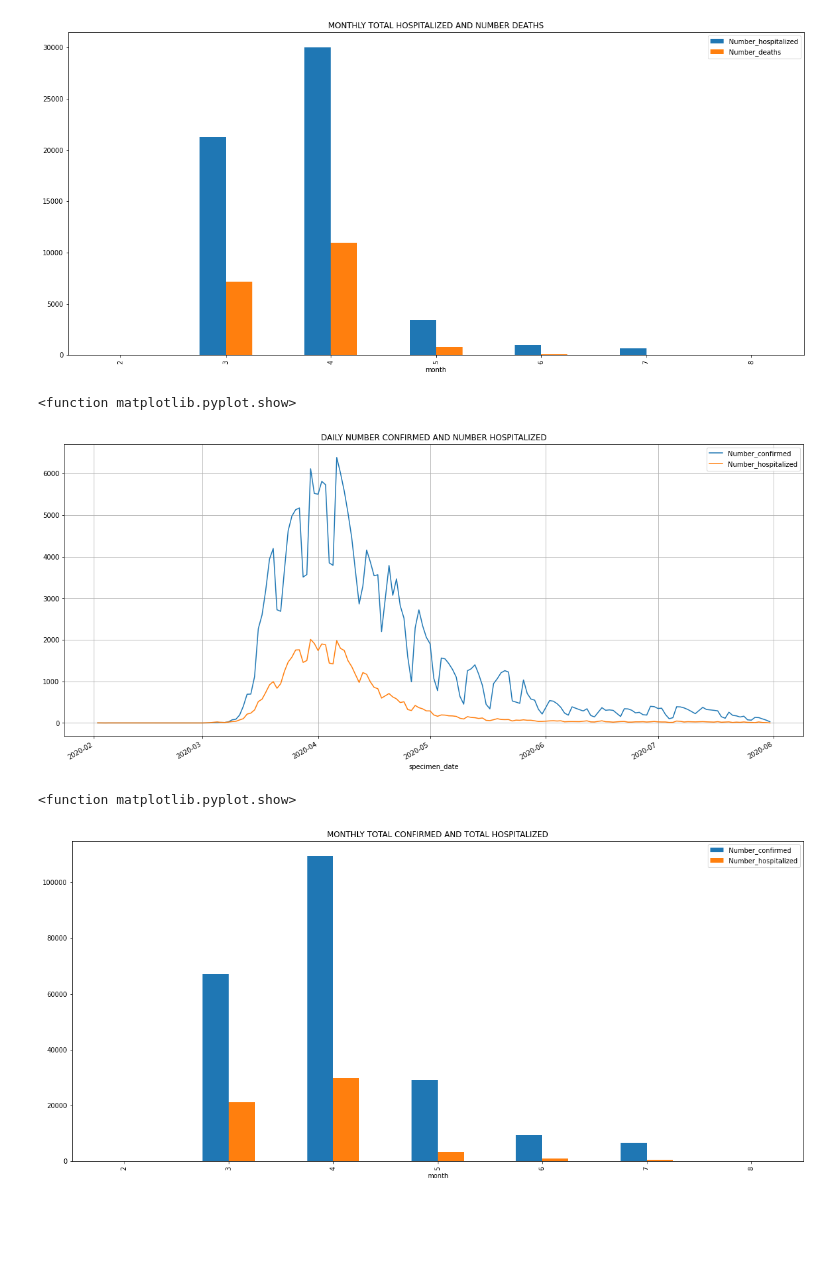
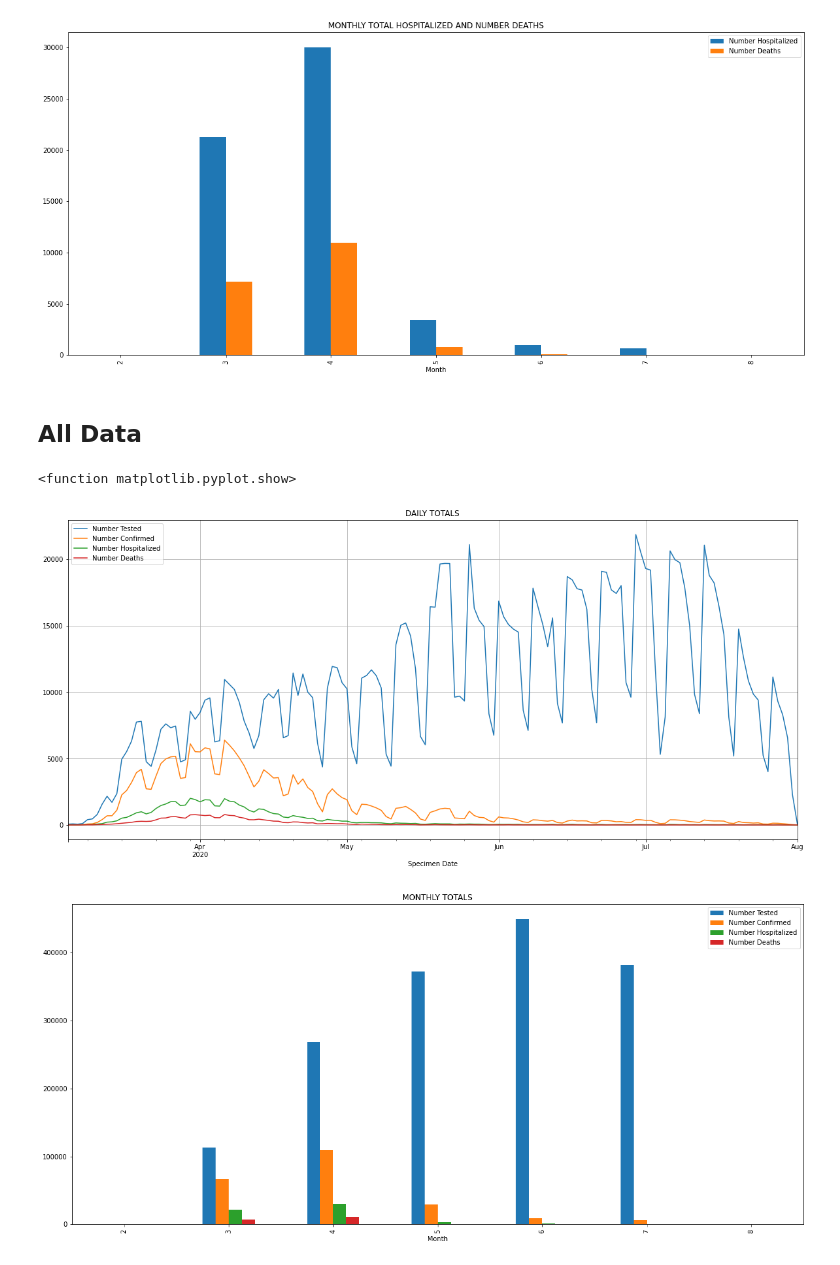
Before and after one commit to sulei7901/PythonProject3, a Jupyter notebook: Project_3.ipynb, the cells around one changed output. Cells and saved outputs as stored; diff of their text form; code cells hidden in the pictures; blank space fills up the shorter version.

```diff
--- a/Project_3.ipynb
+++ b/Project_3.ipynb
@@ -105,19 +113,20 @@ plt.show
 # %% [output]
 <function matplotlib.pyplot.show>
 [figure]
-# %%
-# Plot showing daily number confirmed and number hospitalized
-df2[-150:].plot(x='specimen_date', y=['Number_confirmed', 'Number_hospitalized'], figsize=(20,9), grid=True)
-plt.title('DAILY NUMBER CONFIRMED AND NUMBER HOSPITALIZED')
-plt.show
-# %% [output]
-<function matplotlib.pyplot.show>
-[figure, removed]
-# %%
-# Plot showing total number confirmed and number hospitalized by month
-df2.groupby(['month'])['Number_confirmed', 'Number_hospitalized'].sum().plot(kind='bar', figsize=(20,9))
-plt.title('MONTHLY TOTAL CONFIRMED AND TOTAL HOSPITALIZED')
-plt.show
-# %% [output]
-<function matplotlib.pyplot.show>
-[figure, removed]
+# %% [markdown]
+## **All Data**
+# %%
+# Plot showing all daily totals
+df2[-150:].plot(x='Specimen Date', y=['Number Tested', 'Number Confirmed', 'Number Hospitalized', 'Number Deaths'], figsize=(20,9), grid=True)
+plt.title('DAILY TOTALS')
+plt.show
+
+# Plot showing all data monthly totals
+data4=['Number Tested', 'Number Confirmed', 'Number Hospitalized', 'Number Deaths']
+df2.groupby(['Month'])[data4].sum().plot(kind='bar', figsize=(20,9))
+plt.title('MONTHLY TOTALS')
+plt.show
+# %% [output]
+<function matplotlib.pyplot.show>
+[figure, added]
+[figure, added]
```
Also changed, not shown: parts of 12 cells of this notebook.
